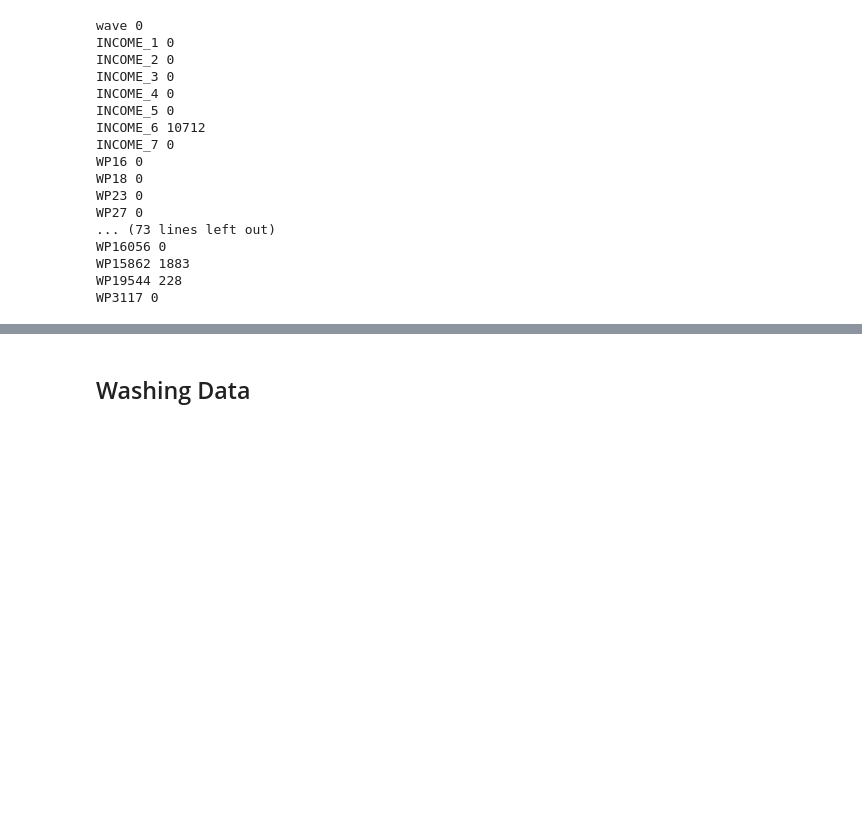
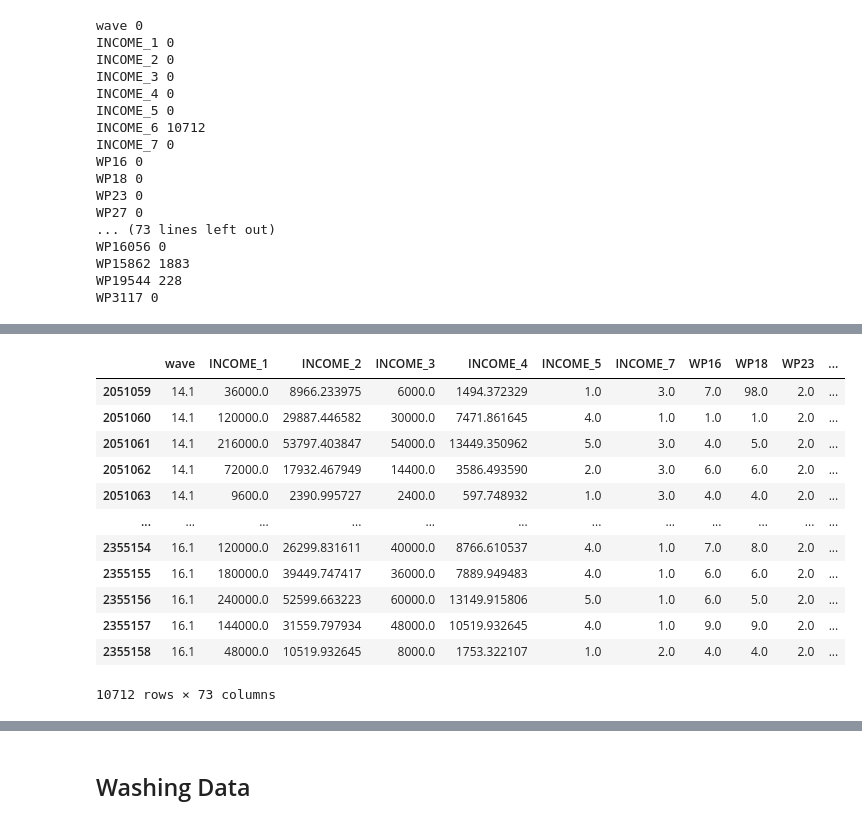
Before and after one commit to MichaelChaoLi-cpu/Course01_DataScienceForBa, a Jupyter notebook: Code/C01_DataWashing_v1.ipynb, the cells around one changed output, grey strips where cells are left out. Cells and saved outputs as stored; diff of their text form; code cells hidden in the pictures; blank space fills up the shorter version.

```diff
--- a/Code/C01_DataWashing_v1.ipynb
+++ b/Code/C01_DataWashing_v1.ipynb
@@ -104,2 +189,28 @@ WP3117 0
 # %%
-df = raw_df.copy()
+df = raw_df[['wave', 'INCOME_1', 'INCOME_2', 'INCOME_3', 'INCOME_4', 'INCOME_5',
+             'INCOME_7', 'WP16', 'WP18', 'WP23', 'WP27', 'WP30', 'WP31',
+       'WP40', 'WP43', 'WP60', 'WP61', 'WP63', 'WP65', 'WP67', 'WP68', 'WP69',
+       'WP70', 'WP71', 'WP74', 'WP83', 'WP85', 'WP86', 'WP19472', 'WP88',
+       'WP89', 'WP91', 'WP92', 'WP93', 'WP94', 'WP95', 'WP97', 'WP98',
+       'WP10248', 'WP103', 'WP105', 'WP106', 'WP108', 'WP109', 'WP110',
+       'WP111', 'WP112', 'WP113', 'WP117', 'WP118', 'WP119', 'WP129', 'WP130',
+       'WP9050', 'WP131', 'WP132', 'WP134', 'WP1219', 'WP1220', 'WP1223', 'EMP_2010',
+       'WP1230', 'WP1233', 'WP2319', 'WP4657', 'WP9042', 'WP9048', 'WP17625',
+       'WP17626', 'WP16056', 'WP15862', 'WP19544', 'WP3117'
+            ]].copy()
+# %%
+df
+# %% [output]
+|  | wave | INCOME_1 | INCOME_2 | INCOME_3 | INCOME_4 | INCOME_5 | INCOME_7 | WP16 | WP18 | WP23 | ... |
+| 2051059 | 14.1 | 36000.0 | 8966.233975 | 6000.0 | 1494.372329 | 1.0 | 3.0 | 7.0 | 98.0 | 2.0 | ... |
+| 2051060 | 14.1 | 120000.0 | 29887.446582 | 30000.0 | 7471.861645 | 4.0 | 1.0 | 1.0 | 1.0 | 2.0 | ... |
+| 2051061 | 14.1 | 216000.0 | 53797.403847 | 54000.0 | 13449.350962 | 5.0 | 3.0 | 4.0 | 5.0 | 2.0 | ... |
+| 2051062 | 14.1 | 72000.0 | 17932.467949 | 14400.0 | 3586.493590 | 2.0 | 3.0 | 6.0 | 6.0 | 2.0 | ... |
+| 2051063 | 14.1 | 9600.0 | 2390.995727 | 2400.0 | 597.748932 | 1.0 | 3.0 | 4.0 | 4.0 | 2.0 | ... |
+| ... | ... | ... | ... | ... | ... | ... | ... | ... | ... | ... | ... |
+| 2355154 | 16.1 | 120000.0 | 26299.831611 | 40000.0 | 8766.610537 | 4.0 | 1.0 | 7.0 | 8.0 | 2.0 | ... |
+| 2355155 | 16.1 | 180000.0 | 39449.747417 | 36000.0 | 7889.949483 | 4.0 | 1.0 | 6.0 | 6.0 | 2.0 | ... |
+| 2355156 | 16.1 | 240000.0 | 52599.663223 | 60000.0 | 13149.915806 | 5.0 | 1.0 | 6.0 | 5.0 | 2.0 | ... |
+| 2355157 | 16.1 | 144000.0 | 31559.797934 | 48000.0 | 10519.932645 | 4.0 | 1.0 | 9.0 | 9.0 | 2.0 | ... |
+| 2355158 | 16.1 | 48000.0 | 10519.932645 | 8000.0 | 1753.322107 | 1.0 | 2.0 | 4.0 | 4.0 | 2.0 | ... |
+10712 rows × 73 columns
```
Also changed, not shown: parts of 30 cells of this notebook, 9 other files.
